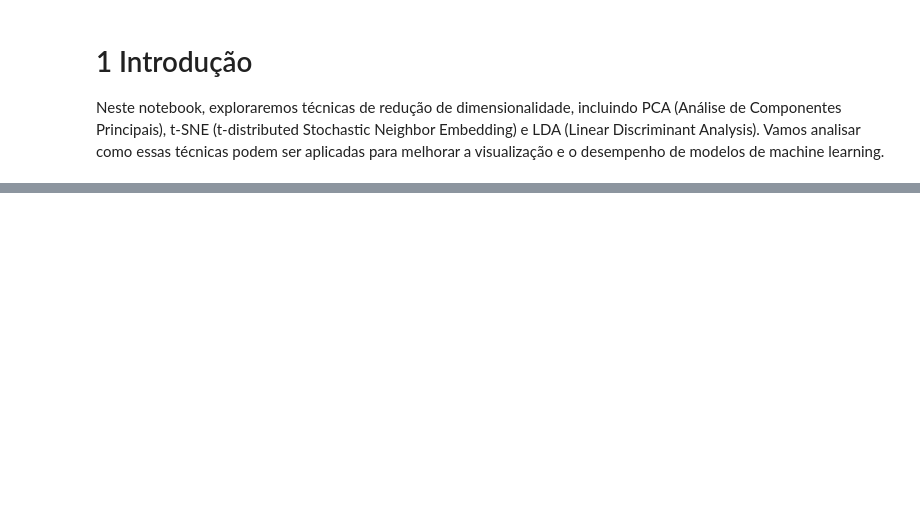
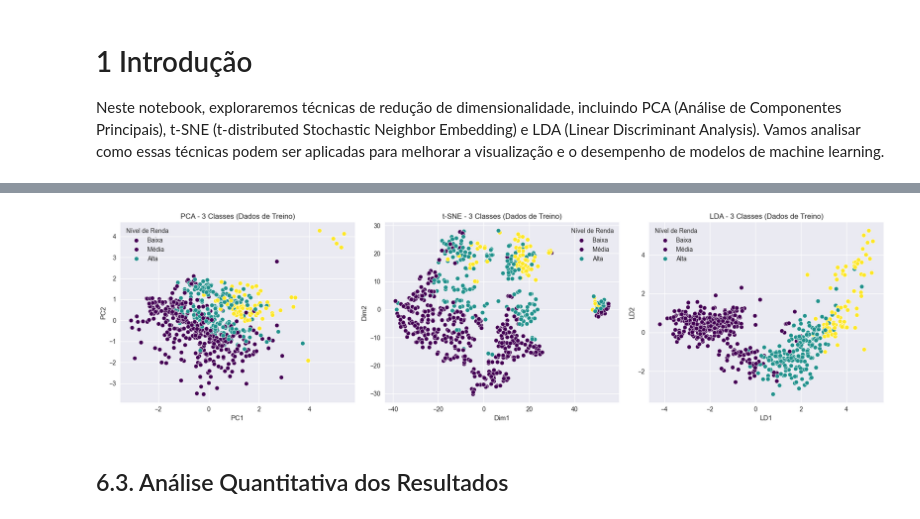
Before and after one commit to FilipePacheco73/FIAP-Feature-Engineering, a Jupyter notebook: aula-3-reducao-de-dimensionalidade-balanceamento-EDA/reducao-de-dimensionalidade.ipynb, the cells around one changed output, grey strips where cells are left out. Drawn from its saved outputs; the diff is of its cells as text; code cells hidden in the pictures; blank space fills up the shorter version.

```diff
--- a/aula-3-reducao-de-dimensionalidade-balanceamento-EDA/reducao-de-dimensionalidade.ipynb
+++ b/aula-3-reducao-de-dimensionalidade-balanceamento-EDA/reducao-de-dimensionalidade.ipynb
@@ -257,0 +323,14 @@ weighted avg       0.77      0.73      0.75       279
+# %%
+# Usar os dados já processados e separados corretamente
+# X_train_processed e X_test_processed já foram criados no pré-processamento
+
+# Treinar o modelo nos dados originais processados
+model_raw = RandomForestClassifier(n_estimators=100, random_state=0)
+model_raw.fit(X_train_processed, y_train)
+
+# Fazer previsões nos dados de teste
+y_pred_raw = model_raw.predict(X_test_processed)
+
+# Avaliar o desempenho
+print("Relatório de Classificação (Dados Originais Processados):")
+print(classification_report(y_test, y_pred_raw))
@@ -257,0 +435,44 @@ weighted avg       0.77      0.73      0.75       279
+# %%
+# ============================================================================
+# 6.2. Comparação Visual das Técnicas
+# ============================================================================
+
+# Comparar as técnicas de redução de dimensionalidade para visualização
+
+# PCA - usando dados de treino já processados
+df_pca_3classes = pd.DataFrame(X_train_pca, columns=['PC1', 'PC2'])
+df_pca_3classes['income_level'] = y_train.values
+
+# t-SNE - usando dados de treino já processados
+df_tsne_3classes = pd.DataFrame(X_train_tsne, columns=['Dim1', 'Dim2'])
+df_tsne_3classes['income_level'] = y_train.values
+
+# LDA - usando dados de treino já processados (df_lda já foi criado corretamente acima)
+
+# Plotar comparação das 3 técnicas com 3 classes
+fig, axes = plt.subplots(1, 3, figsize=(18, 5))
+
+# PCA
+sns.scatterplot(x='PC1', y='PC2', hue='income_level', data=df_pca_3classes,
+                palette='viridis', ax=axes[0])
+axes[0].set_title('PCA - 3 Classes (Dados de Treino)')
+axes[0].legend(title='Nível de Renda', labels=['Baixa', 'Média', 'Alta'])
+
+# t-SNE
+sns.scatterplot(x='Dim1', y='Dim2', hue='income_level', data=df_tsne_3classes,
+                palette='viridis', ax=axes[1])
+axes[1].set_title('t-SNE - 3 Classes (Dados de Treino)')
+axes[1].legend(title='Nível de Renda', labels=['Baixa', 'Média', 'Alta'])
+
+# LDA
+sns.scatterplot(x='LD1', y='LD2', hue='income_level', data=df_lda,
+                palette='viridis', ax=axes[2])
+axes[2].set_title('LDA - 3 Classes (Dados de Treino)')
+axes[2].legend(title='Nível de Renda', labels=['Baixa', 'Média', 'Alta'])
+
+plt.tight_layout()
+plt.show()
+# %% [output]
+[figure, added]
+# %% [markdown]
+## 6.3. Análise Quantitativa dos Resultados
```
Also changed, not shown: parts of 52 cells of this notebook, 7 other files.
